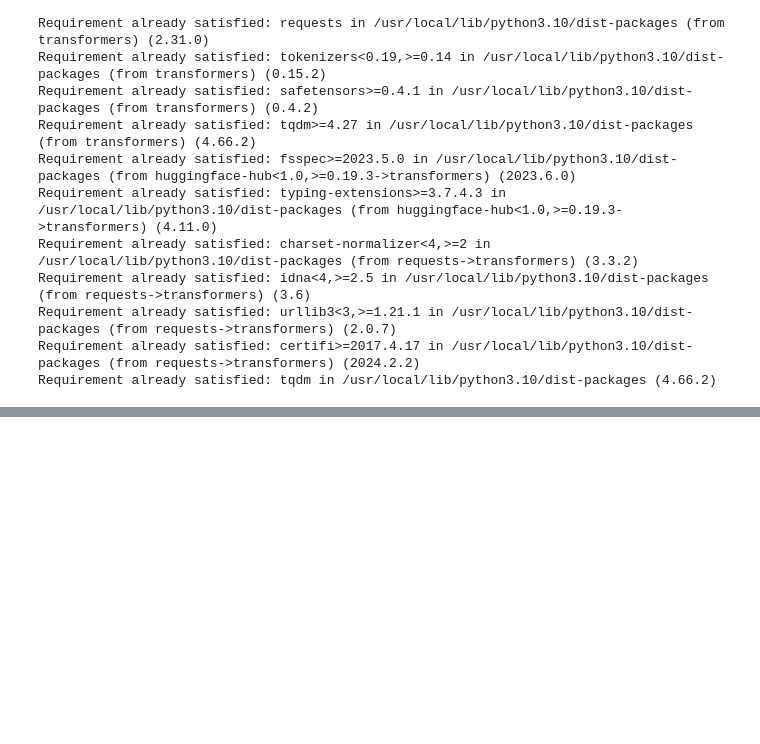
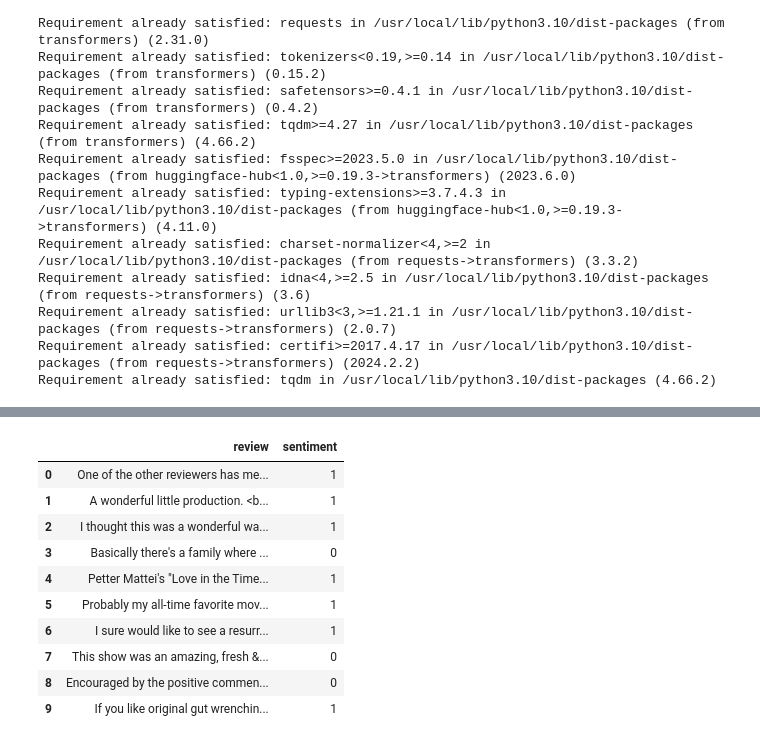
Before and after one commit to andrefsc/SDC_M04, a Jupyter notebook: zTarea_Modulo_6_Parte_1.ipynb, the cells around one changed output, grey strips where cells are left out. Saved outputs shown, nothing was run; the diff lists cells and outputs as text; code cells hidden in the pictures; blank space fills up the shorter version.

```diff
--- a/zTarea_Modulo_6_Parte_1.ipynb
+++ b/zTarea_Modulo_6_Parte_1.ipynb
@@ -282,0 +300,8 @@ print("------------------------------------------")
+# %%
+### 1. Escribir código para cargar los datos y codificar la columna sentiment.###
+### Sustituir None por el código necesario ###
+
+raw_data = pd.read_csv('01_dataset.csv')
+
+# Aplicar a função de codificação na coluna 'sentiment'
+raw_data['sentiment'] = raw_data['sentiment'].apply(encode_sentiment)
@@ -282,0 +338,14 @@ print("------------------------------------------")
+# %%
+raw_data.head(10)
+# %% [output]
+|  | review | sentiment |
+| 0 | One of the other reviewers has me... | 1 |
+| 1 | A wonderful little production. <b... | 1 |
+| 2 | I thought this was a wonderful wa... | 1 |
+| 3 | Basically there's a family where ... | 0 |
+| 4 | Petter Mattei's "Love in the Time... | 1 |
+| 5 | Probably my all-time favorite mov... | 1 |
+| 6 | I sure would like to see a resurr... | 1 |
+| 7 | This show was an amazing, fresh &... | 0 |
+| 8 | Encouraged by the positive commen... | 0 |
+| 9 | If you like original gut wrenchin... | 1 |
```
Also changed, not shown: parts of 79 cells of this notebook.
